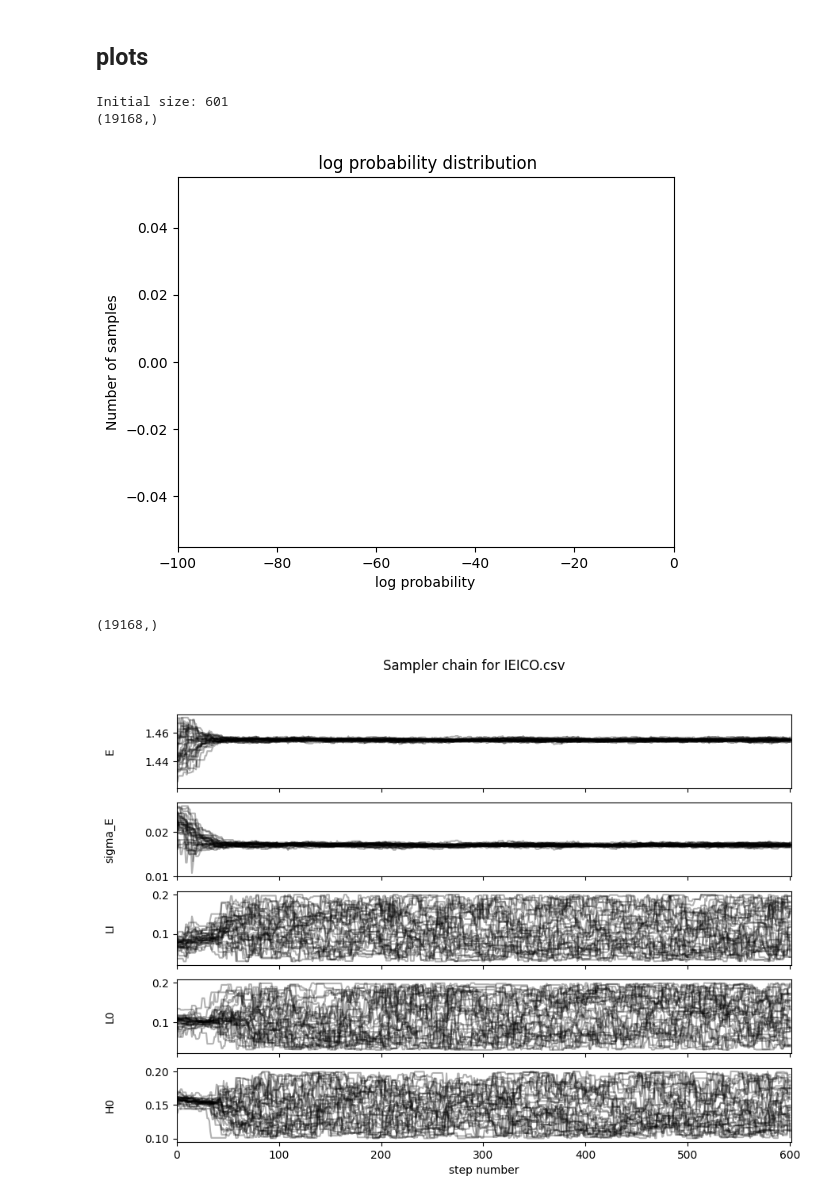
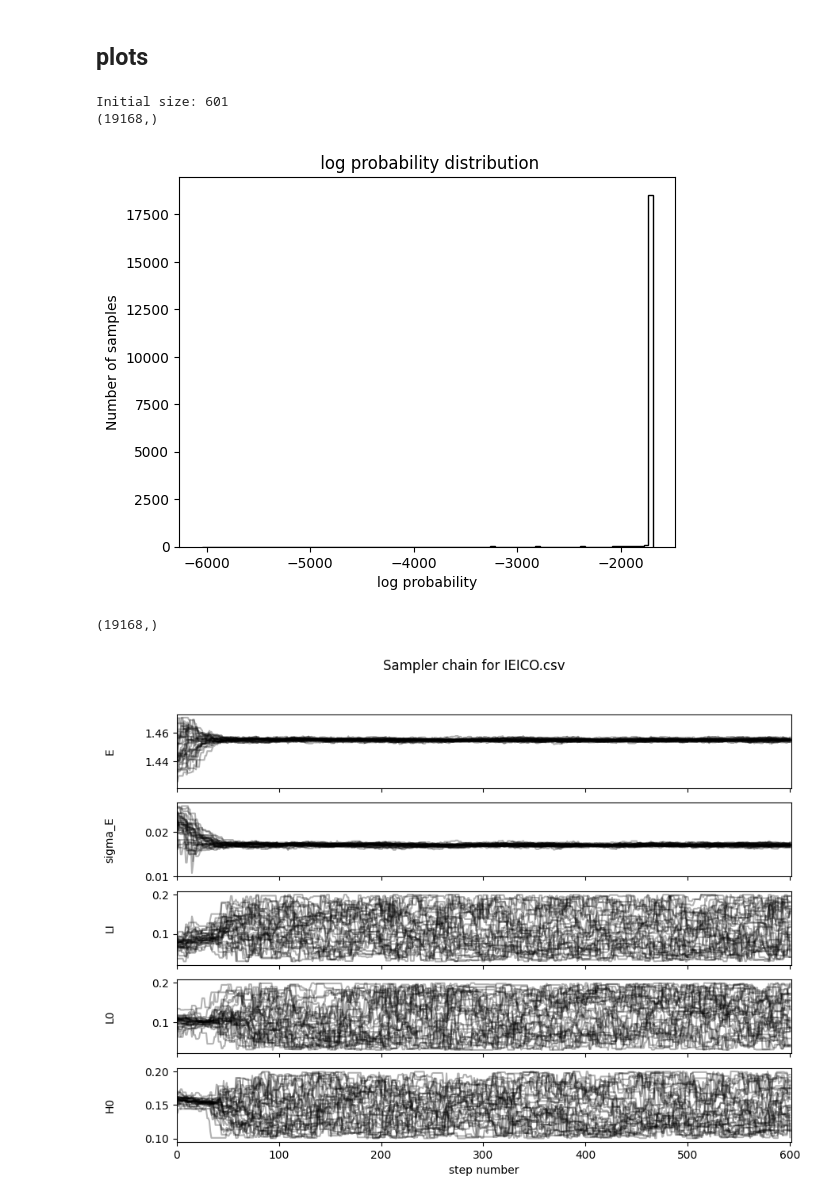
Before and after one commit to mohammedazzouzi15/pl_temp_fit, a Jupyter notebook: notebook/Fit_PL_new_workflow.ipynb, the cells around one changed output. Cells and saved outputs as stored; diff of their text form; code cells hidden in the pictures.

```diff
--- a/notebook/Fit_PL_new_workflow.ipynb
+++ b/notebook/Fit_PL_new_workflow.ipynb
@@ -457,42 +519,42 @@ print("Initial size: {0}".format(reader.iteration))
 #load data and plot the relevant histograms
 flat_samples = reader.get_log_prob(discard=2, thin=1, flat=True)
 print(flat_samples.shape)
-plt.hist(flat_samples[flat_samples>-1e3], 100, color="k", histtype="step")
+plt.hist(flat_samples[flat_samples>-1e4], 100, color="k", histtype="step")
 plt.xlabel("log probability")
 plt.ylabel("Number of samples")
-plt.xlim(-100,0)
+#plt.xlim(-100,0)
 plt.title(' log probability distribution')
 plt.show()
 fig, axes = plt.subplots(5, figsize=(10, 7), sharex=True)
 samples = reader.get_chain()
 labels = ["E", "sigma_E", "LI", "L0", "H0"]
 ndim = len(labels)
 for i in range(ndim):
     ax = axes[i]
     ax.plot(samples[:, :, i], "k", alpha=0.3)
     ax.set_xlim(0, len(samples))
     ax.set_ylabel(labels[i])
     ax.yaxis.set_label_coords(-0.1, 0.5)
 axes[-1].set_xlabel("step number")
 fig.suptitle(f"Sampler chain for {csv_name.split('/')[-1]}")
 fig.show()
 #flat_samples.shape
 distribution = reader.get_chain(discard=100, thin=5, flat=True)
 true_parameters=list(np.mean(distribution,axis=0))
 print(flat_samples.shape)
 fig, axes = plt.subplots(5, figsize=(10, 7))
 axes_xlim = [[1,2],[0,0.03],[0,0.2],[0,0.2],[0.1,0.2]]
 for i in range(ndim):
     ax = axes[i]
     ax.hist(distribution[:, i], 200, color="k", histtype="step")
     ax.set_ylabel(labels[i])
     ax.set_xlim(axes_xlim[i])
 fig.tight_layout()
 fig.show()
 # %% [output]
 Initial size: 601
 (19168,)
-[figure, old version]
+[figure, new version]
 (19168,)
 [figure]
 [figure]
```
Also changed, not shown: parts of 14 cells of this notebook, 3 other files.
